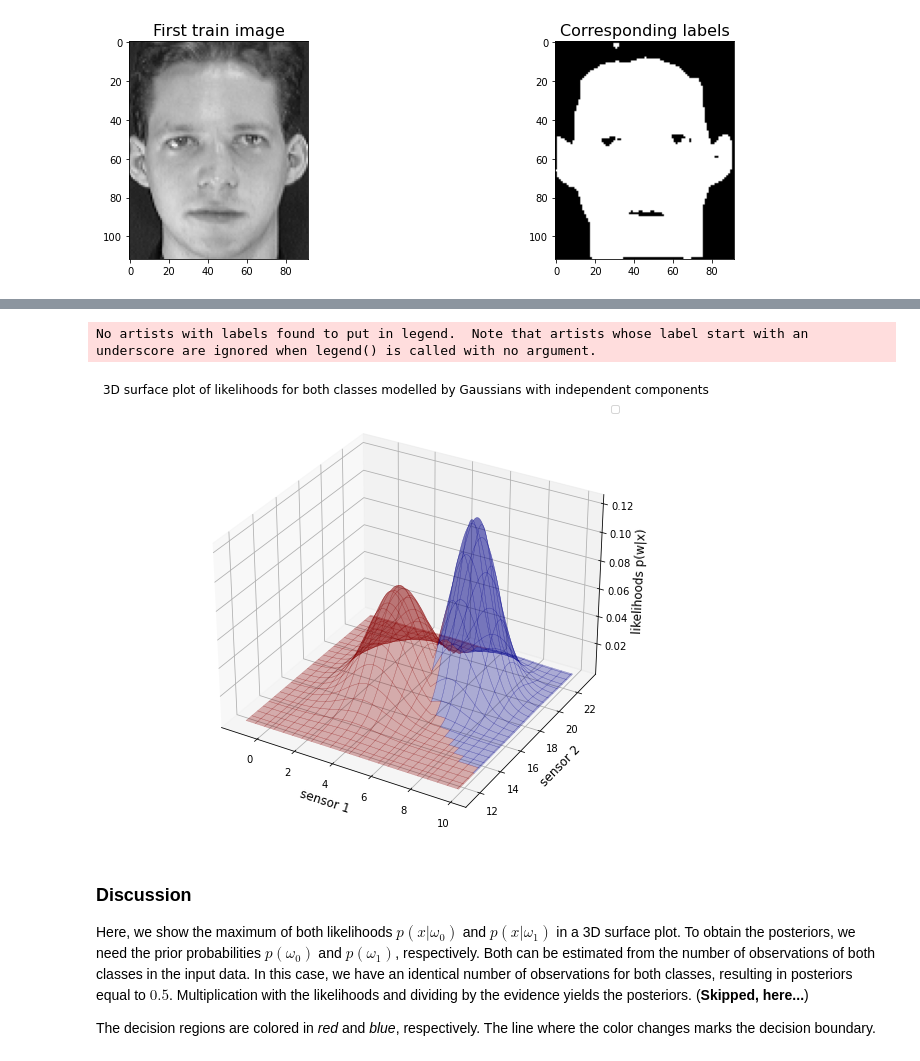
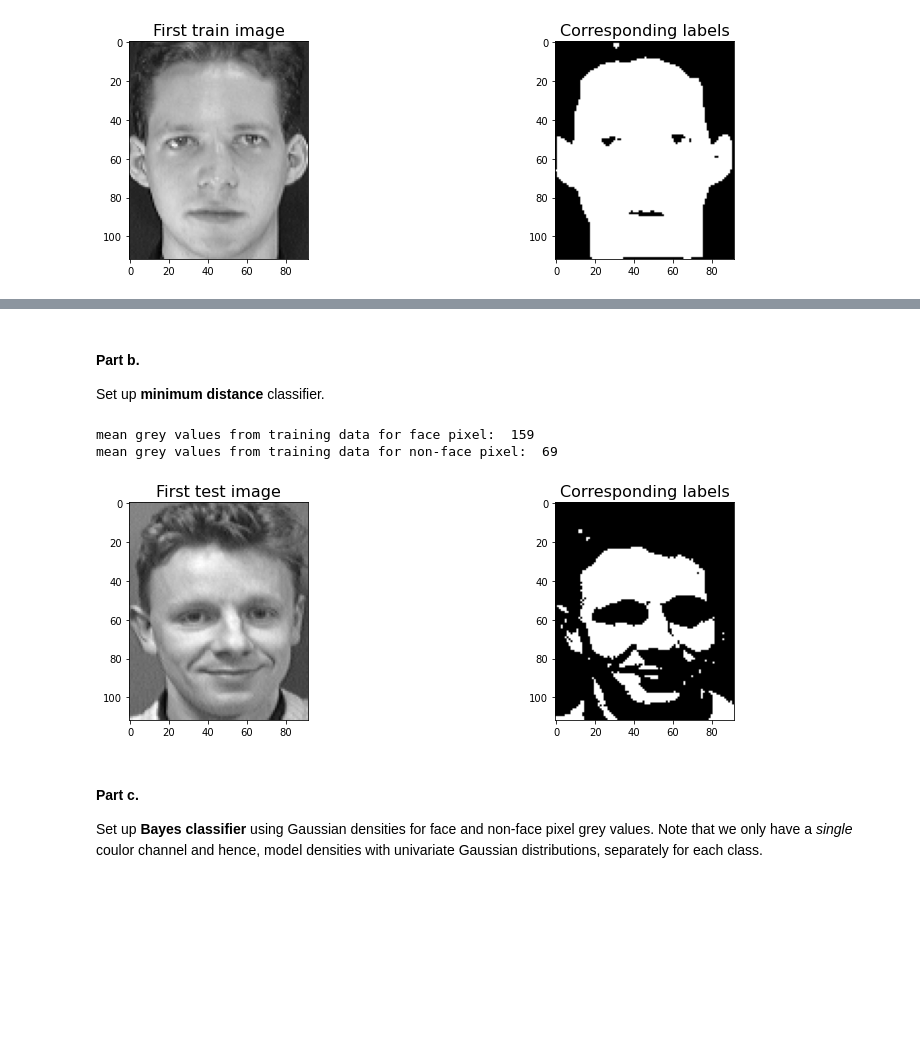
Before and after one commit to MarcoLandtHayen/exercises_patt_recog, a Jupyter notebook: notebooks/python/Practice_Sheet_6.ipynb, the cells around one changed output, grey strips where cells are left out. Drawn from its saved outputs; the diff is of its cells as text; code cells hidden in the pictures; blank space fills up the shorter version.

```diff
--- a/notebooks/python/Practice_Sheet_6.ipynb
+++ b/notebooks/python/Practice_Sheet_6.ipynb
@@ -277,33 +62,47 @@ color_grid[(c0_normal_dist_xy < c1_normal_dist_xy)] = 'blue'
-# %%
-## Plot modelled liklihoods as 3D surface plot.
-## Mark decision regions by different colors:
-
-# Initialize plot:
-fig = plt.figure(figsize=(14,8))
-
-# Initialize first subplot:
-ax1 = fig.add_subplot(111, projection='3d')
-
-# Add surface plot modelling the data as 2D Gaussian distribution with independent components:
-# ax1.plot_surface(c0_mesh_x, c0_mesh_y, c0_normal_dist_xy, rstride=50, cstride=50, color='red', edgecolors='k', lw=0.1, antialiased=False)
-ax1.plot_surface(mesh_x, mesh_y, c0c1_normal_dist_xy, rstride=50, cstride=50, facecolors=color_grid, edgecolors='k', lw=0.4, alpha=0.3)
-#ax1.plot_surface(c1_mesh_x, c1_mesh_y, c1_normal_dist_xy, cmap='coolwarm', linewidth=0, antialiased=False)
-
-# Add title, label axes and add legend:
-ax1.set_title('3D surface plot of likelihoods for both classes modelled by Gaussians with independent components', fontsize=12)
-ax1.set_xlabel('sensor 1', fontsize=12)
-ax1.set_ylabel('sensor 2', fontsize=12)
-ax1.set_zlabel('likelihoods p(w|x)', fontsize=12)
-ax1.legend()
-
-plt.show()
-# %% [output]
-No artists with labels found to put in legend.  Note that artists whose label start with an underscore are ignored when legend() is called with no argument.
-[figure, removed]
-# %% [markdown]
-### Discussion
-
-Here, we show the maximum of both likelihoods $p(x|\omega_0)$ and $p(x|\omega_1)$ in a 3D surface plot.
-To obtain the posteriors, we need the prior probabilities $p(\omega_0)$ and $p(\omega_1)$, respectively. Both can be estimated from the number of observations of both classes in the input data. In this case, we have an identical number of observations for both classes, resulting in posteriors equal to $0.5$. Multiplication with the likelihoods and dividing by the evidence yields the posteriors. (**Skipped, here...**)
-
-The decision regions are colored in *red* and *blue*, respectively. The line where the color changes marks the decision boundary.
+# %% [markdown]
+#### Part b.
+
+Set up **minimum distance** classifier.
+# %%
+# Get mean grey values from training data separately for face and non-face pixel:
+train_mean_face = np.round(np.mean(train_images[train_labels==1]),0)
+train_mean_nonface = np.round(np.mean(train_images[train_labels==0]),0)
+
+# Print results:
+print('mean grey values from training data for face pixel: ', int(train_mean_face))
+print('mean grey values from training data for non-face pixel: ', int(train_mean_nonface))
+# %% [output]
+mean grey values from training data for face pixel:  159
+mean grey values from training data for non-face pixel:  69
+# %%
+## Apply minimum distance classifier to test data:
+
+# Get absolute distance of test data grey values to mean grey value for face pixel:
+test_dist_face = abs(test_images_2D - train_mean_face)
+test_dist_nonface = abs(test_images_2D - train_mean_nonface)
+
+# Get label matrix with 1 for face pixel and 0 for non-face pixel:
+test_labels_2D = test_dist_face < test_dist_nonface
+# %%
+## Plot first test image with corresponding label data:
+
+# Initialize plot, containing two figures:
+fig, axes = plt.subplots(1,2,figsize=(14,4))
+
+# Plot first test image as grey scale image:
+axes[0].imshow(test_images_2D[0], cmap='gray')
+
+# Plot corresponding labels:
+axes[1].imshow(test_labels_2D[0], cmap='gray')
+
+# Add titles:
+axes[0].set_title('First test image', fontsize=16)
+axes[1].set_title('Corresponding labels', fontsize=16)
+
+plt.show()
+# %% [output]
+[figure, added]
+# %% [markdown]
+#### Part c.
+
+Set up **Bayes classifier** using Gaussian densities for face and non-face pixel grey values. Note that we only have a *single* coulor channel and hence, model densities with univariate Gaussian distributions, separately for each class.
```
Also changed, not shown: parts of 16 cells of this notebook.
